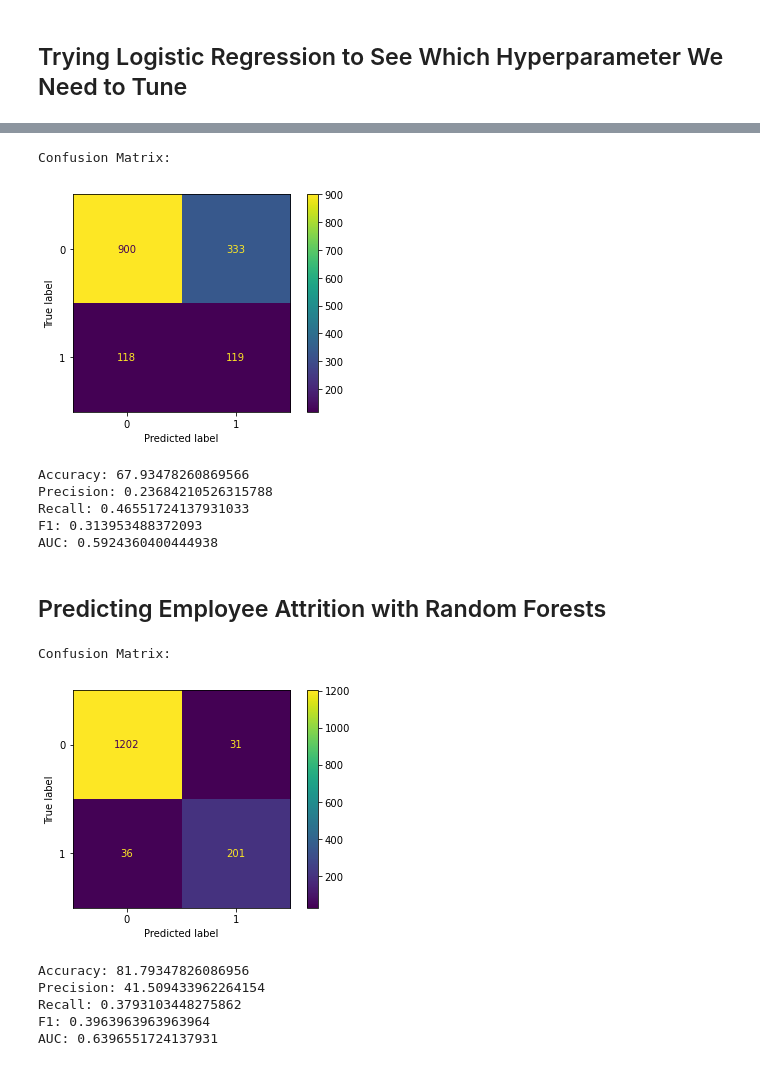
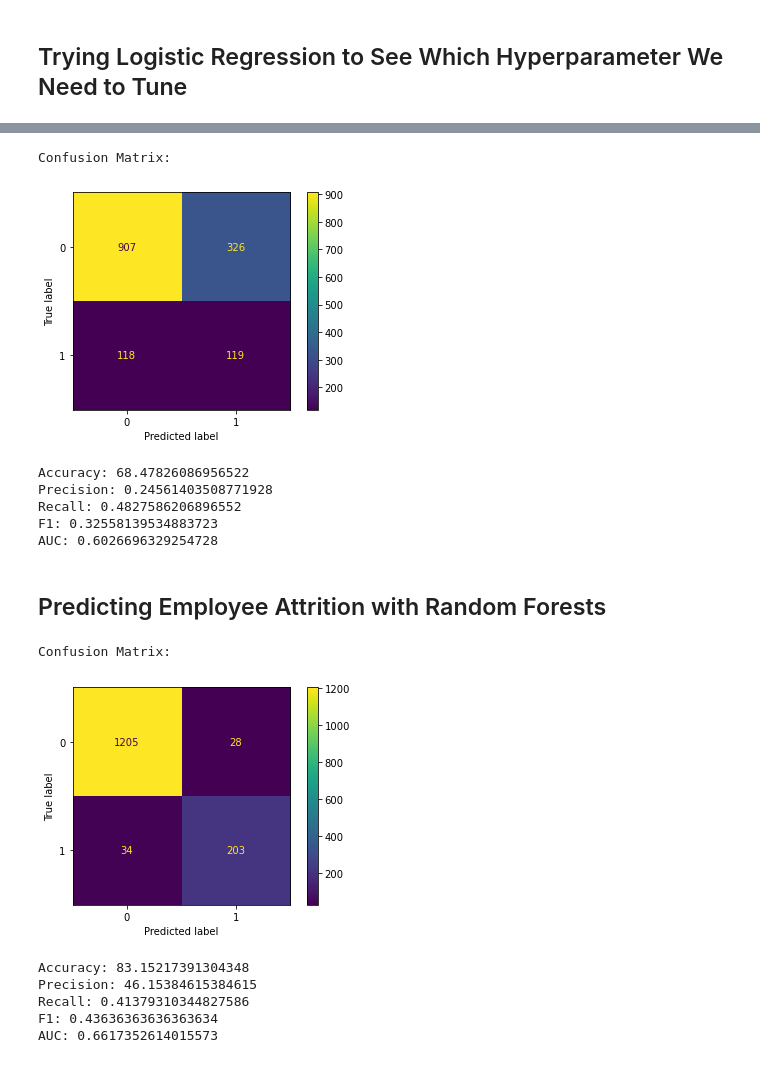
Before and after one commit to mehince/phase2-capstone, a Jupyter notebook: Code/Exploratory Code.ipynb, the cells around one changed output, grey strips where cells are left out. Drawn from its saved outputs; the diff is of its cells as text; code cells hidden in the pictures.

```diff
--- a/Code/Exploratory Code.ipynb
+++ b/Code/Exploratory Code.ipynb
@@ -405,12 +426,7 @@ Name: AttritionEncoded, dtype: int64
 # %%
 # training classifier object
 # attrition_classifier_resample = DecisionTreeClassifier(criterion = 'entropy', random_state = 13)
-attrition_classifier_resample = DecisionTreeClassifier(criterion='entropy',
-                           max_features=8,
-                           max_depth=2,
-                           min_samples_split=0.4,
-                           min_samples_leaf=0.25,
-                           random_state=seed)
+attrition_classifier_resample = DecisionTreeClassifier(criterion='entropy', random_state=seed)
 attrition_classifier_resample.fit(X_train_resample, y_train_resample)
 
 # make predicitons
@@ -523,54 +547,54 @@ area_under_roc = auc(false_pos, true_pos)
 print("AUC:", area_under_roc) # .56 is pretty close to just random guessing
 # %% [output]
 Confusion Matrix:
-[figure, old version]
+[figure, new version]
-Accuracy: 67.93478260869566
-Precision: 0.23684210526315788
-Recall: 0.46551724137931033
-F1: 0.313953488372093
-AUC: 0.5924360400444938
+Accuracy: 68.47826086956522
+Precision: 0.24561403508771928
+Recall: 0.4827586206896552
+F1: 0.32558139534883723
+AUC: 0.6026696329254728
 # %% [markdown]
 ## Predicting Employee Attrition with Random Forests
 # %%
 from sklearn.ensemble import RandomForestClassifier
 
-temp = RandomForestClassifier(n_estimators = 151, criterion = "entropy", random_state = seed)
+temp = RandomForestClassifier(n_estimators = 149, random_state = seed)
 temp.fit(X_train_resample, y_train_resample)
 y_pred = temp.predict(X_test)
 
 ### Evaluate Model ###
 
 # confusion matrix
 print("Confusion Matrix:")
 plot_confusion_matrix(temp, X, y)
 plt.show()
 
 # measuring accuracy
 accuracy = accuracy_score(y_test, y_pred) * 100
 print("Accuracy:", accuracy)
 
 # measuring precision
 precision = precision_score(y_test, y_pred) * 100
 print("Precision:", precision) # want a value close to 1
 
 # measuring recall
 print("Recall:", recall_score(y_test, y_pred))
 
 # measuring F1
 print("F1:", f1_score(y_test, y_pred))
 
 # measuring AUC (Area Under the ROC Curve)
 false_pos, true_pos, thresholds = roc_curve(y_test, y_pred)
 area_under_roc = auc(false_pos, true_pos)
 print("AUC:", area_under_roc) # .56 is pretty close to just random guessing
 # %% [output]
 Confusion Matrix:
-[figure, old version]
+[figure, new version]
-Accuracy: 81.79347826086956
-Precision: 41.509433962264154
-Recall: 0.3793103448275862
-F1: 0.3963963963963964
-AUC: 0.6396551724137931
+Accuracy: 83.15217391304348
+Precision: 46.15384615384615
+Recall: 0.41379310344827586
+F1: 0.43636363636363634
+AUC: 0.6617352614015573
 # %%
 for i in range(1, , 50):
     temp = RandomForestClassifier(n_estimators = i, criterion = "entropy", random_state = seed)
```
Also changed, not shown: parts of 6 cells of this notebook, 2 other files.
